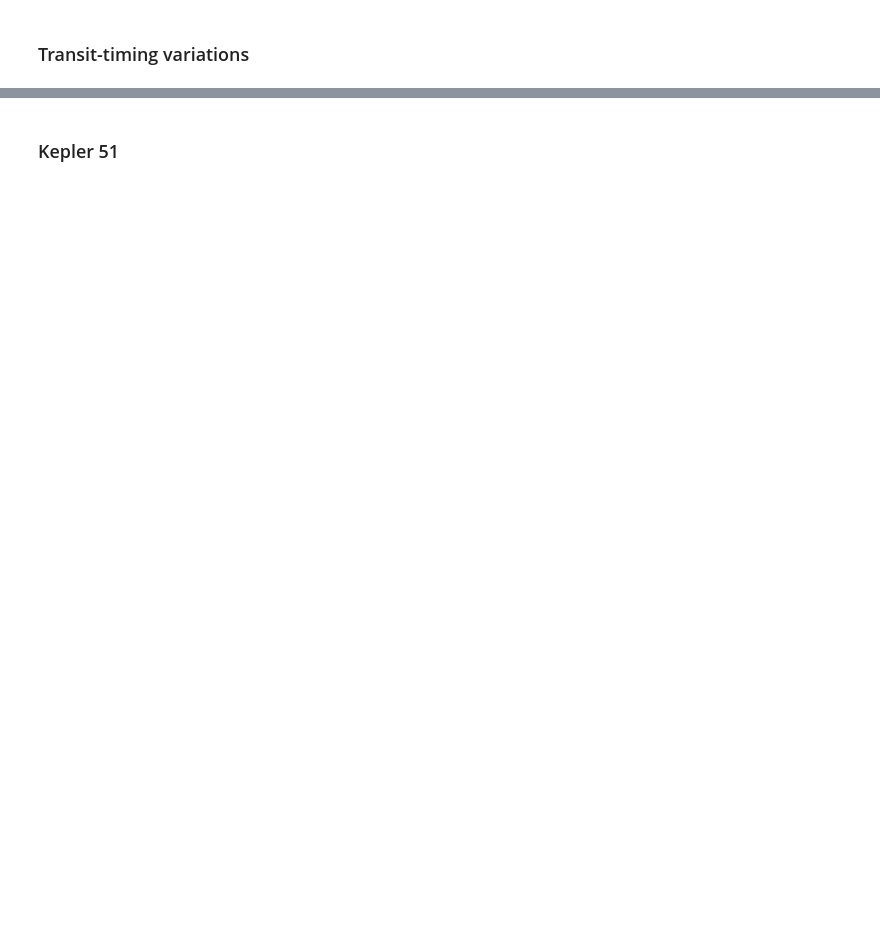
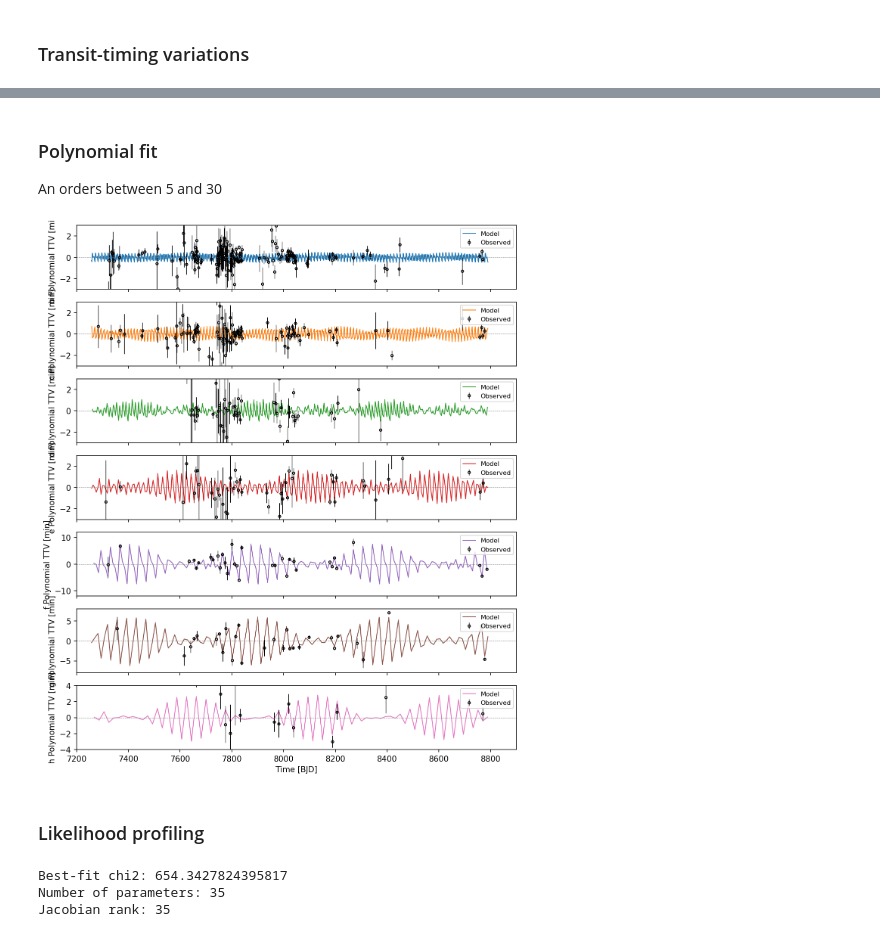
Before and after one commit to DqChen19/Nbody, a Jupyter notebook: Nbody_notebook.ipynb, the cells around one changed output, grey strips where cells are left out. Drawn from its saved outputs; the diff is of its cells as text; code cells hidden in the pictures; blank space fills up the shorter version.

```diff
--- a/Nbody_notebook.ipynb
+++ b/Nbody_notebook.ipynb
@@ -354,2 +394,44 @@ for p in range(1, 8):
-# %% [markdown]
-### Kepler 51
+# %% [markdown]
+### Polynomial fit
+An orders between 5 and 30
+# %%
+fig, axs = plt.subplots(7, 1, figsize=(10,12), dpi = 150, sharex= True)
+
+ORD = [5, 5, 18, 30, 18, 18, 18] # ...I guess it requires different tryouts.
+YRANGE = [3.0, 3.0, 3.0, 3.0, 12.0, 8.0, 4.0]
+
+for p in range(1,8):
+    ax = axs[p-1]
+    sel = planet == p
+    w = 1 / terr[sel]
+    P_obs, T0_obs = np.polyfit(k[sel], tobs[sel], 1, w=w) #orbital period and reference transit time, T = T0 + Pn
+
+    n_all = np.arange(C_fit[p])
+    n_all = n_all[T_fit[p, n_all] + TOFF >= 7200]
+    t_model = T_fit[p, n_all]
+    epoch_model = np.rint((t_model - T0_obs) / P_obs).astype(int)
+
+    poly = np.polynomial.Polynomial.fit(epoch_model,t_model,deg=ORD[p-1])
+
+    ttv_model = (t_model - poly(epoch_model)) * 1440
+    ttv_obs = (tobs[sel] - poly(k[sel])) * 1440
+
+    sigma = terr[sel] * 1440
+
+    ax.plot(t_model + TOFF, ttv_model, color=COLORS[p-1], lw=1.0, label="Model")
+    ax.errorbar(tobs[sel] + TOFF, ttv_obs, yerr=sigma, fmt="o", ms=3,
+                 color="k", ecolor="k", lw=0.7, mfc="none", label="Observed")
+    ax.axhline(0, color="gray", lw=0.5, ls="--")
+
+    ax.set_ylabel(f"{NAMES[p-1]} Polynomial TTV [min]")
+    ax.set_ylim(-YRANGE[p-1], YRANGE[p-1])
+    ax.set_xlim(7200, 8900)
+
+    ax.legend(fontsize=8, loc="upper right")
+
+axs[-1].set_xlabel('Time [BJD]')
+plt.show()
+# %% [output]
+[figure, added]
+# %% [markdown]
+### Likelihood profiling
@@ -355,0 +550,12 @@ for p in range(1, 8):
+# %%
+r_best, J_best = residuals_and_jacobian(el_fit)
+chi2_min = r_best @ r_best
+cov = np.linalg.pinv(J_best.T @ J_best)
+
+print("Best-fit chi2:", chi2_min)
+print("Number of parameters:", NPAR)
+print("Jacobian rank:", np.linalg.matrix_rank(J_best))
+# %% [output]
+Best-fit chi2: 654.3427824395817
+Number of parameters: 35
+Jacobian rank: 35
```
Also changed, not shown: parts of 19 cells of this notebook, 2 other files.
